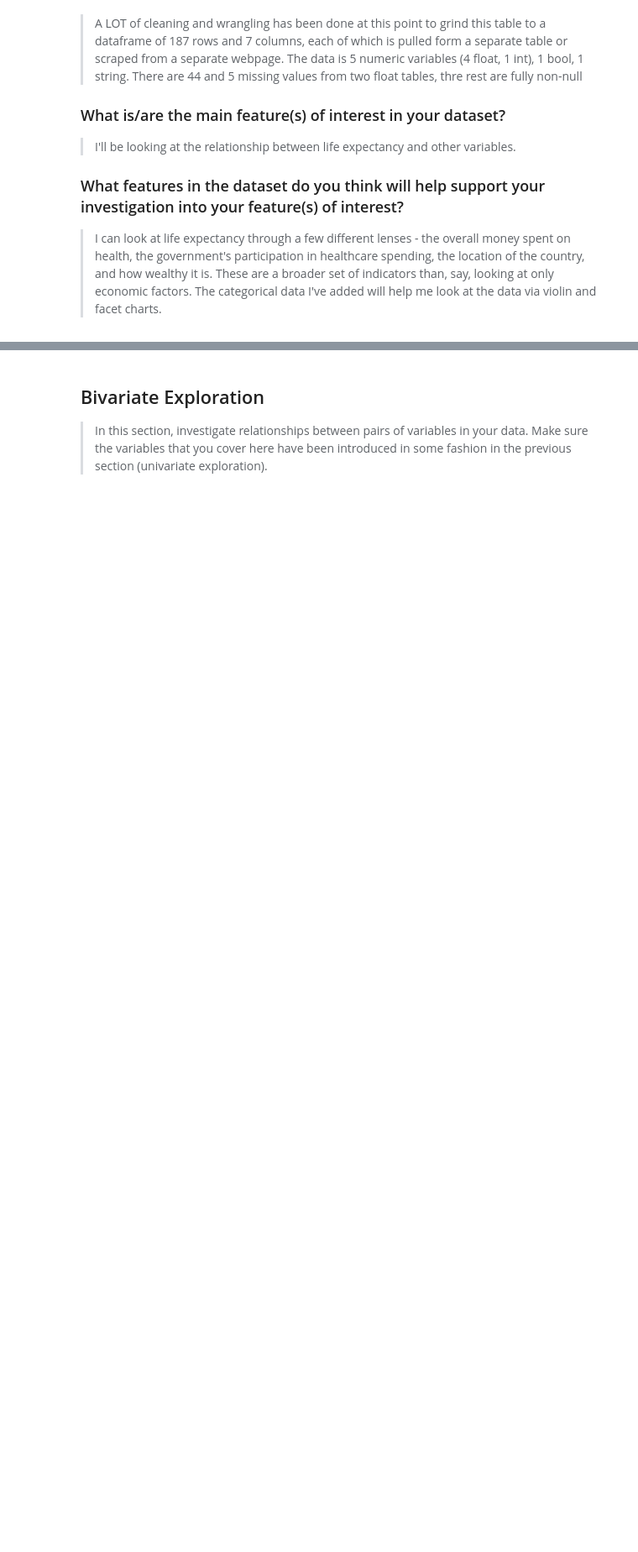
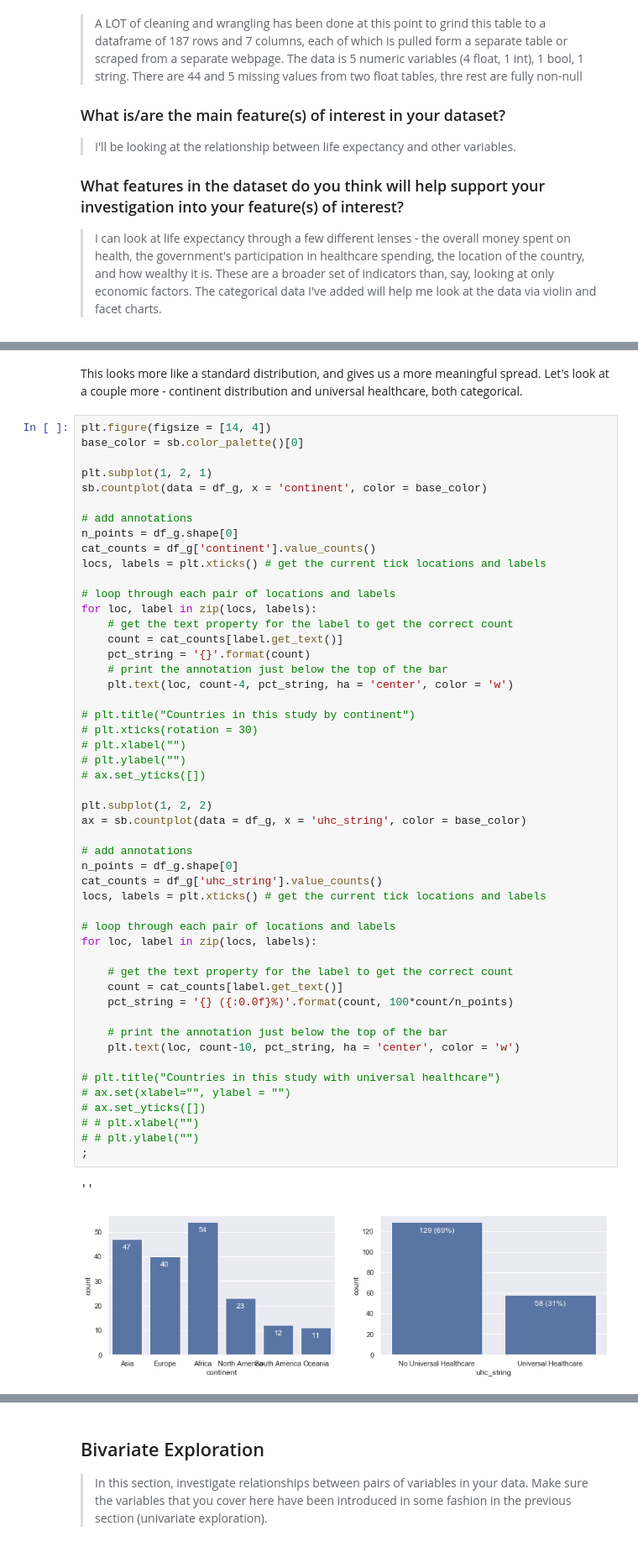
Before and after one commit to mullendavidh/nanodegree-project-5, a Jupyter notebook: exploration_template.ipynb, the cells around one changed output, grey strips where cells are left out. Shown at 84% size. Drawn from its saved outputs; the diff is of its cells as text; blank space fills up the shorter version.

```diff
--- a/exploration_template.ipynb
+++ b/exploration_template.ipynb
@@ -372,3 +401,58 @@ you plan on investigating next.
+# %% [markdown]
+This looks more like a standard distribution, and gives us a more meaningful spread. Let's look at a couple more - continent distribution and universal healthcare, both categorical.
+# %%
+plt.figure(figsize = [14, 4])
+base_color = sb.color_palette()[0]
+
+plt.subplot(1, 2, 1)
+sb.countplot(data = df_g, x = 'continent', color = base_color)
+
+# add annotations
+n_points = df_g.shape[0]
+cat_counts = df_g['continent'].value_counts()
+locs, labels = plt.xticks() # get the current tick locations and labels
+
+# loop through each pair of locations and labels
+for loc, label in zip(locs, labels):
+    # get the text property for the label to get the correct count
+    count = cat_counts[label.get_text()]
+    pct_string = '{}'.format(count)
+    # print the annotation just below the top of the bar
+    plt.text(loc, count-4, pct_string, ha = 'center', color = 'w')
+
+# plt.title("Countries in this study by continent")
+# plt.xticks(rotation = 30)
+# plt.xlabel("")
+# plt.ylabel("")
+# ax.set_yticks([])
+
+plt.subplot(1, 2, 2)
+ax = sb.countplot(data = df_g, x = 'uhc_string', color = base_color)
+
+# add annotations
+n_points = df_g.shape[0]
+cat_counts = df_g['uhc_string'].value_counts()
+locs, labels = plt.xticks() # get the current tick locations and labels
+
+# loop through each pair of locations and labels
+for loc, label in zip(locs, labels):
+
+    # get the text property for the label to get the correct count
+    count = cat_counts[label.get_text()]
+    pct_string = '{} ({:0.0f}%)'.format(count, 100*count/n_points)
+
+    # print the annotation just below the top of the bar
+    plt.text(loc, count-10, pct_string, ha = 'center', color = 'w')
+
+# plt.title("Countries in this study with universal healthcare")
+# ax.set(xlabel="", ylabel = "")
+# ax.set_yticks([])
+# # plt.xlabel("")
+# # plt.ylabel("")
+;
+# %% [output]
+''
+[figure, added]
 # %% [markdown]
 ### Discuss the distribution(s) of your variable(s) of interest. Were there any unusual points? Did you need to perform any transformations?
 
```
Also changed, not shown: parts of 10 cells of this notebook.
